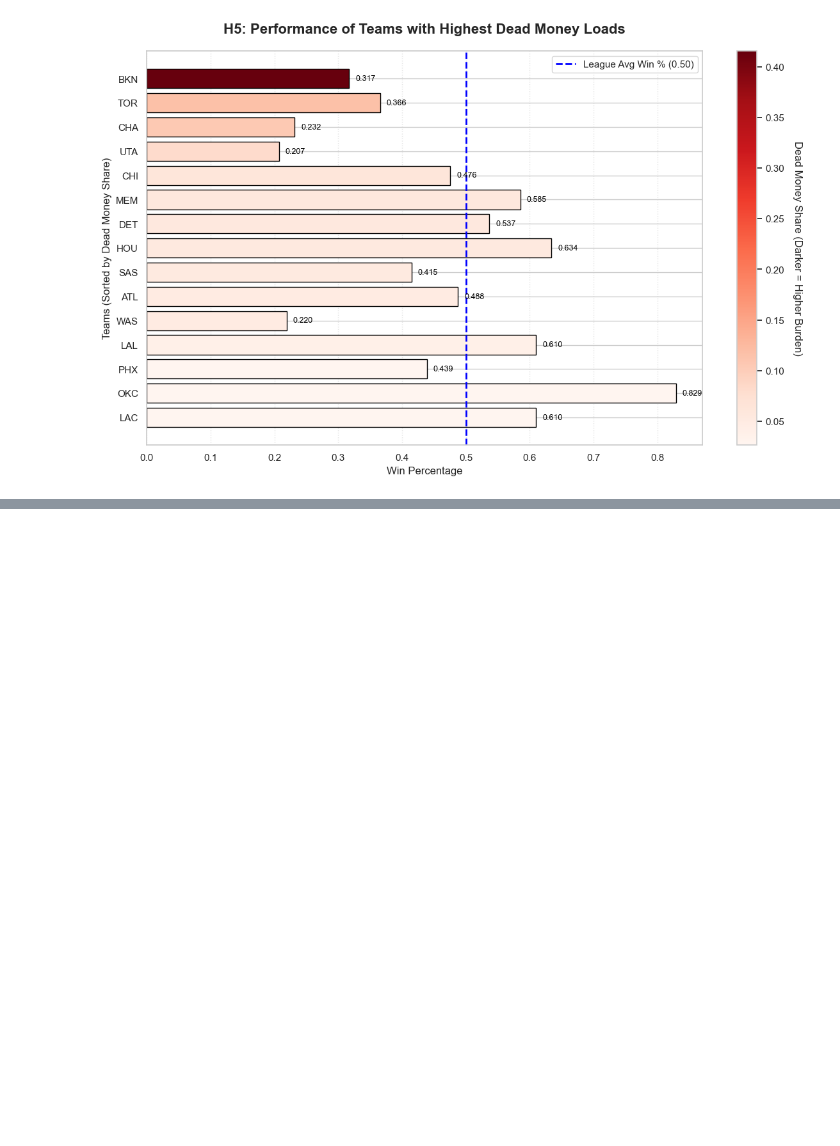
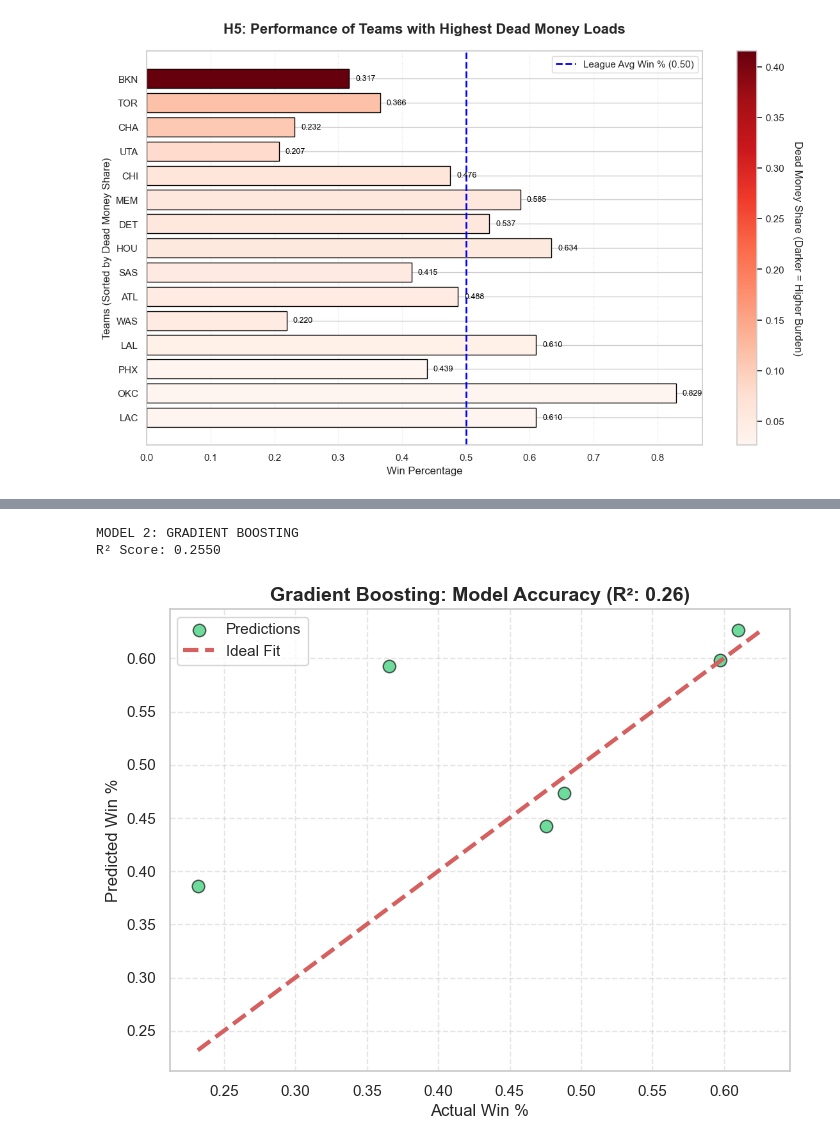
Before and after one commit to akoo57/DSA210_Akif, a Jupyter notebook: dsa.ipynb, the cells around one changed output, grey strips where cells are left out. Cells and saved outputs as stored; diff of their text form; code cells hidden in the pictures; blank space fills up the shorter version.

```diff
--- a/dsa.ipynb
+++ b/dsa.ipynb
@@ -480,0 +472,29 @@ Interpretation: Our model explains 25.3% of the variance in winning.
+# %%
+from sklearn.ensemble import GradientBoostingRegressor
+
+gb_model = GradientBoostingRegressor(n_estimators=100, random_state=42)
+gb_model.fit(X_train, y_train)
+
+y_pred_gb = gb_model.predict(X_test)
+r2_gb = r2_score(y_test, y_pred_gb)
+
+print(f"MODEL 2: GRADIENT BOOSTING")
+print(f"R² Score: {r2_gb:.4f}")
+
+plt.figure(figsize=(8, 6))
+plt.scatter(y_test, y_pred_gb, alpha=0.7, color='#2ecc71', edgecolors='k', s=80, label='Predictions')
+
+min_val = min(y_test.min(), y_pred_gb.min())
+max_val = max(y_test.max(), y_pred_gb.max())
+plt.plot([min_val, max_val], [min_val, max_val], 'r--', lw=3, label='Ideal Fit')
+
+plt.title(f"Gradient Boosting: Model Accuracy (R²: {r2_gb:.2f})", fontsize=14, fontweight='bold')
+plt.xlabel("Actual Win %", fontsize=12)
+plt.ylabel("Predicted Win %", fontsize=12)
+plt.legend()
+plt.grid(True, linestyle='--', alpha=0.5)
+plt.show()
+# %% [output]
+MODEL 2: GRADIENT BOOSTING
+R² Score: 0.2550
+[figure, added]
```
Also changed, not shown: parts of 10 cells of this notebook.
